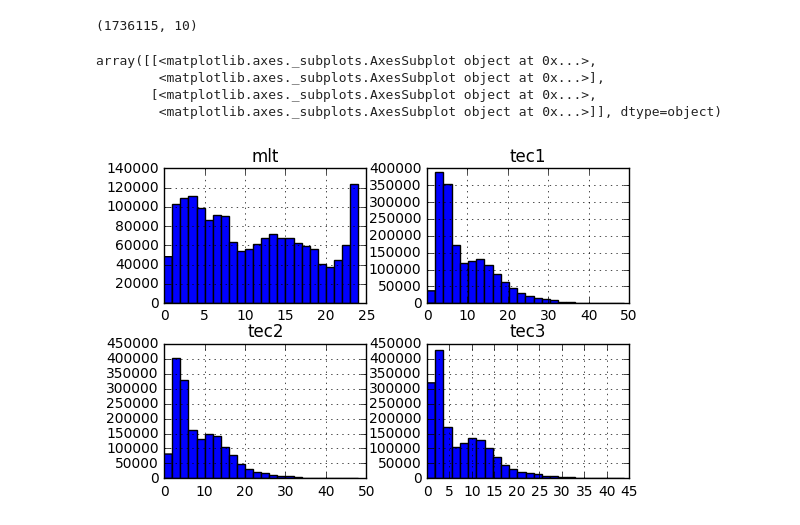
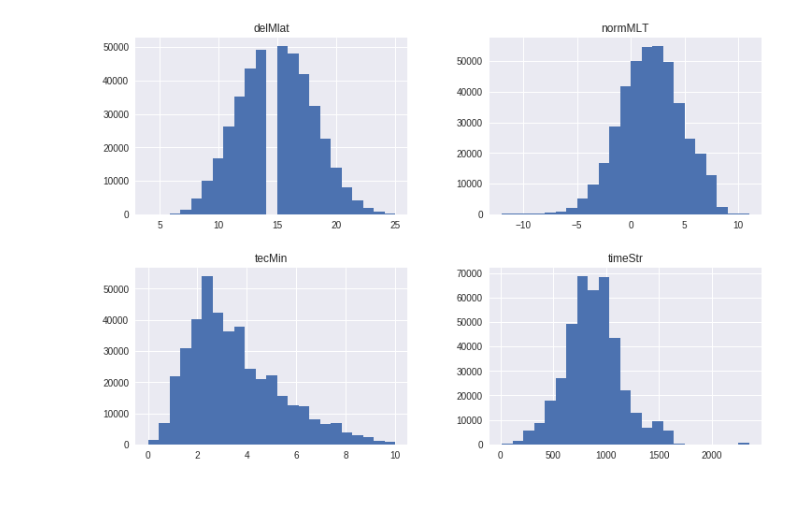
Before and after one commit to bharatreddy/sapstec, a Jupyter notebook: ipy/bnd_stats.ipynb, the cells around one changed output. Cells and saved outputs as stored; diff of their text form; code cells hidden in the pictures; blank space fills up the shorter version.

```diff
--- a/ipy/bnd_stats.ipynb
+++ b/ipy/bnd_stats.ipynb
@@ -8,35 +9,48 @@ from matplotlib.colors import Normalize
 from matplotlib import ticker
 import seaborn as sns
 %matplotlib inline
-# %%
-baseDir = "/Users/bharat/Desktop/trghb/trghbnds/bnds/"
-
-colNames = [ "mlatEqu", "tec1", "mlon",\
-            "mlatPol", "tec2", "date",\
-            "mlatMin", "tec3", "mlt", "mlon2" ]
-frames = []
-cnt = 0
-for root, dirs, files in os.walk(baseDir):
-    for fNum, fName in enumerate(files):
-        currInpLosFile = root + fName
-        bndDF = pandas.read_csv(currInpLosFile, delim_whitespace=True,\
-                                    header=None, names=colNames,\
-                                infer_datetime_format=True,\
-                                parse_dates=["date"])
-        frames.append( bndDF )
-        cnt +=1
-        if cnt > 500:
-            break
-    if cnt > 500:
-        break
-finBndDF = pandas.concat( frames )
-# %% [output]
-(1736115, 10)
-# %%
-finBndDF.hist(["mlt", "tec1", "tec2", "tec3"], bins=24)
-# %% [output]
-array([[<matplotlib.axes._subplots.AxesSubplot object at 0x...>,
-        <matplotlib.axes._subplots.AxesSubplot object at 0x...>],
-       [<matplotlib.axes._subplots.AxesSubplot object at 0x...>,
-        <matplotlib.axes._subplots.AxesSubplot object at 0x...>]], dtype=object)
-[figure, removed]
+# %%
+tecMinCutoff = 10.
+delTecCutoff = 0.
+delMlatCutoff = 0.
+# %%
+baseDir = "/home/bharat/Documents/code/data/trghBnds/"
+
+colNames = [ "mlatEqu", "tecEqu", "mlon",\
+            "mlatPol", "tecPol", "date",\
+            "mlatMin", "tecMin", "mlt", "mlonAdjst" ]
+frames = []
+# cnt = 0
+for root, dirs, files in os.walk(baseDir):
+    for fNum, fName in enumerate(files):
+        currInpLosFile = root + fName
+        bndDF = pandas.read_csv(currInpLosFile, delim_whitespace=True,\
+                                    header=None, names=colNames,\
+                                infer_datetime_format=True,\
+                                parse_dates=["date"])
+        frames.append( bndDF )
+
+finBndDF = pandas.concat( frames )
+finBndDF["normMLT"] = [x-24 if x >= 12 else x\
+                         for x in finBndDF['mlt']]
+finBndDF["delTecEqu"] = finBndDF["tecEqu"] - finBndDF["tecMin"]
+finBndDF["delTecPol"] = finBndDF["tecPol"] - finBndDF["tecMin"]
+finBndDF["delMlat"] = finBndDF["mlatPol"] - finBndDF["mlatEqu"]
+finBndDF["timeStr"] = finBndDF["date"].dt.strftime('%H%M').astype(int)
+# # discard dates where delTecEqu and delTecPol are -ve
+# finBndDF["dateStr"] = finBndDF["date"].dt.strftime('%Y%m%d')
+discrdDatesDelTec = finBndDF[ (finBndDF["delTecEqu"] < delTecCutoff) |\
+                   (finBndDF["delTecPol"] < delTecCutoff) ]["date"].values
+finBndDF = finBndDF[ ~finBndDF["date"].isin(discrdDatesDelTec) ].reset_index(drop=True)
+# Discard those dates where tecMin is greater than 10.
+discrdDatestecMin = finBndDF[ (finBndDF["tecMin"] > tecMinCutoff) ]["date"].values
+finBndDF = finBndDF[ ~finBndDF["date"].isin(discrdDatestecMin) ].reset_index(drop=True)
+# Discard locations where delMlat < 0.
+finBndDF = finBndDF[ finBndDF["delMlat"] > 0. ].reset_index(drop=True)
+# %%
+f = plt.figure(figsize=(12, 8))
+ax = f.add_subplot(1,1,1)
+finBndDF.hist(["normMLT", "tecMin", "delMlat", "timeStr"], bins=23, ax=ax)
+f.savefig( "../figs/hist-plots.pdf",bbox_inches='tight' )
+# %% [output]
+[figure, added]
```
Also changed, not shown: parts of 4 cells of this notebook, 6 other files.
